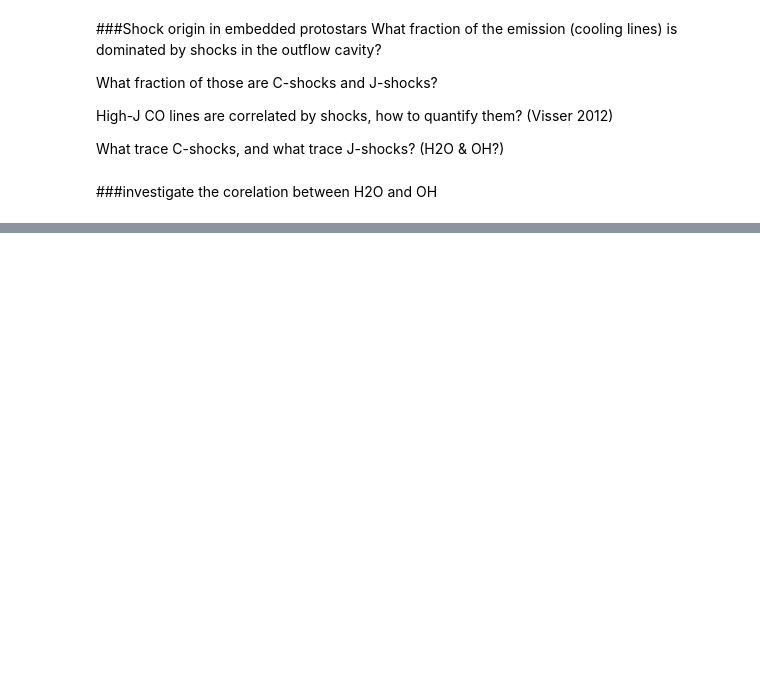
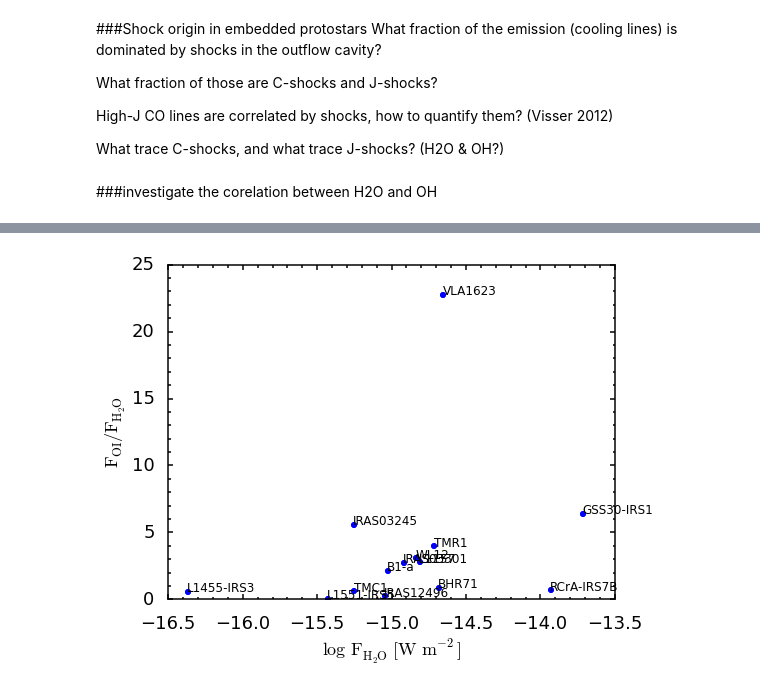
Before and after one commit to yaolun/sa, a Jupyter notebook: shock_analysis_CDF.ipynb, the cells around one changed output, grey strips where cells are left out. Cells and saved outputs as stored; diff of their text form; code cells hidden in the pictures; blank space fills up the shorter version.

```diff
--- a/shock_analysis_CDF.ipynb
+++ b/shock_analysis_CDF.ipynb
@@ -49,4 +51,18 @@ def read_fitting_oh(filepath,noiselevel):
             ind_oh.append(i)
     oh_data = data[ind_oh]
     return oh_data, oh_data['Line']
+def read_fitting_oi(filepath,noiselevel):
+    from astropy.io import ascii
+    line_label = []
+    data = ascii.read(filepath)
+    header = data.colnames
+    data = data[(data['SNR']>noiselevel) & (data['Validity']!=0) & (data['Str(W/cm2)']>0)]
+
+    ind_line = []
+    for i in range(0, len(data['Line'])):
+        if 'OI' in data['Line'][i]:
+            #wl, wl_sig, flux, flux_sig, E_u, A, g
+            ind_line.append(i)
+    line_data = data[ind_line]
+    return line_data, line_data['Line']
 # %%
@@ -86,0 +136,73 @@ for obj in objlist:
+# %%
+import numpy as np
+import astropy as apy
+# import matplotlib as mpl
+# mpl.use('Agg')
+import matplotlib.pyplot as plt
+h2o_tot = []
+oh_tot = []
+oi_tot = []
+plot_obj = objlist
+for obj in objlist:
+    # H2O
+    h2o_pacs, h2o_name_pacs = read_fitting_h2o(\
+        indir+obj+'/pacs/advanced_products/'+obj+'_centralSpaxel_PointSourceCorrected_CorrectedYES_trim_lines.txt',3)
+    h2o_spire, h2o_name_spire = read_fitting_h2o(\
+        indir+obj+'/spire/advanced_products/'+obj+'_spire_corrected_lines.txt',3)
+    h2o_data = apy.table.vstack((h2o_pacs, h2o_spire))
+    h2o_name = np.hstack((h2o_name_pacs.data, h2o_name_spire.data))
+
+    # OH
+    oh_pacs, oh_name_pacs = read_fitting_oh(\
+        indir+obj+'/pacs/advanced_products/'+obj+'_centralSpaxel_PointSourceCorrected_CorrectedYES_trim_lines.txt',3)
+    oh_spire, oh_name_spire = read_fitting_oh(\
+        indir+obj+'/spire/advanced_products/'+obj+'_spire_corrected_lines.txt',3)
+    oh_data = apy.table.vstack((oh_pacs, oh_spire))
+    oh_name = np.hstack((oh_name_pacs.data, oh_name_spire.data))
+
+    # OI
+    oi_data, oi_name = read_fitting_oi(\
+        indir+obj+'/pacs/advanced_products/'+obj+'_centralSpaxel_PointSourceCorrected_CorrectedYES_trim_lines.txt',3)
+
+    # do not count if either H2O or OH is not found
+    check = 0
+    if len(h2o_name) == 0:
+        print 'H2O is not found in %s.' % obj
+        check += 1
+    if len(oi_name) == 0:
+        print 'OI is not found in %s.' % obj
+        check += 1
+    if len(oh_name) == 0:
+        print 'OH is not found in %s.' % obj
+        check += 1
+    if check != 0:
+        plot_obj.pop(objlist.index(obj))
+        continue
+
+    # store the total line fluxes
+    h2o_tot.append(np.sum(h2o_data['Str(W/cm2)']*1e4))
+    oh_tot.append(np.sum(oh_data['Str(W/cm2)']*1e4))
+    oi_tot.append(np.sum(oi_data['Str(W/cm2)']*1e4))
+
+h2o_tot = np.array(h2o_tot)
+oh_tot = np.array(oh_tot)
+oi_tot = np.array(oi_tot)
+
+# print np.shape(h2o_tot), np.shape(oi_tot), np.shape(plot_obj)
+
+fig = plt.figure(figsize=(8,6))
+ax = fig.add_subplot(111)
+
+ax.plot(np.log10(h2o_tot), h2o_tot/oi_tot, 'o', color='b', mec='None')
+for i in range(len(plot_obj)):
+    ax.annotate(plot_obj[i], (np.log10(h2o_tot[i]), h2o_tot[i]/oi_tot[i]), fontsize=12)
+
+ax.set_xlabel(r'$\rm{log\,F_{H_{2}O}\,[W\,m^{-2}]}$', fontsize=18)
+ax.set_ylabel(r'$\rm{F_{OI}/F_{H_{2}O}}$', fontsize=18)
+
+[ax.spines[axis].set_linewidth(1.5) for axis in ['top','bottom','left','right']]
+ax.minorticks_on()
+ax.tick_params('both',labelsize=18,width=1.5,which='major',pad=15,length=5)
+ax.tick_params('both',labelsize=18,width=1.5,which='minor',pad=15,length=2.5)
+# %% [output]
+[figure, added]
```
Also changed, not shown: parts of 5 cells of this notebook, 2 other files.
